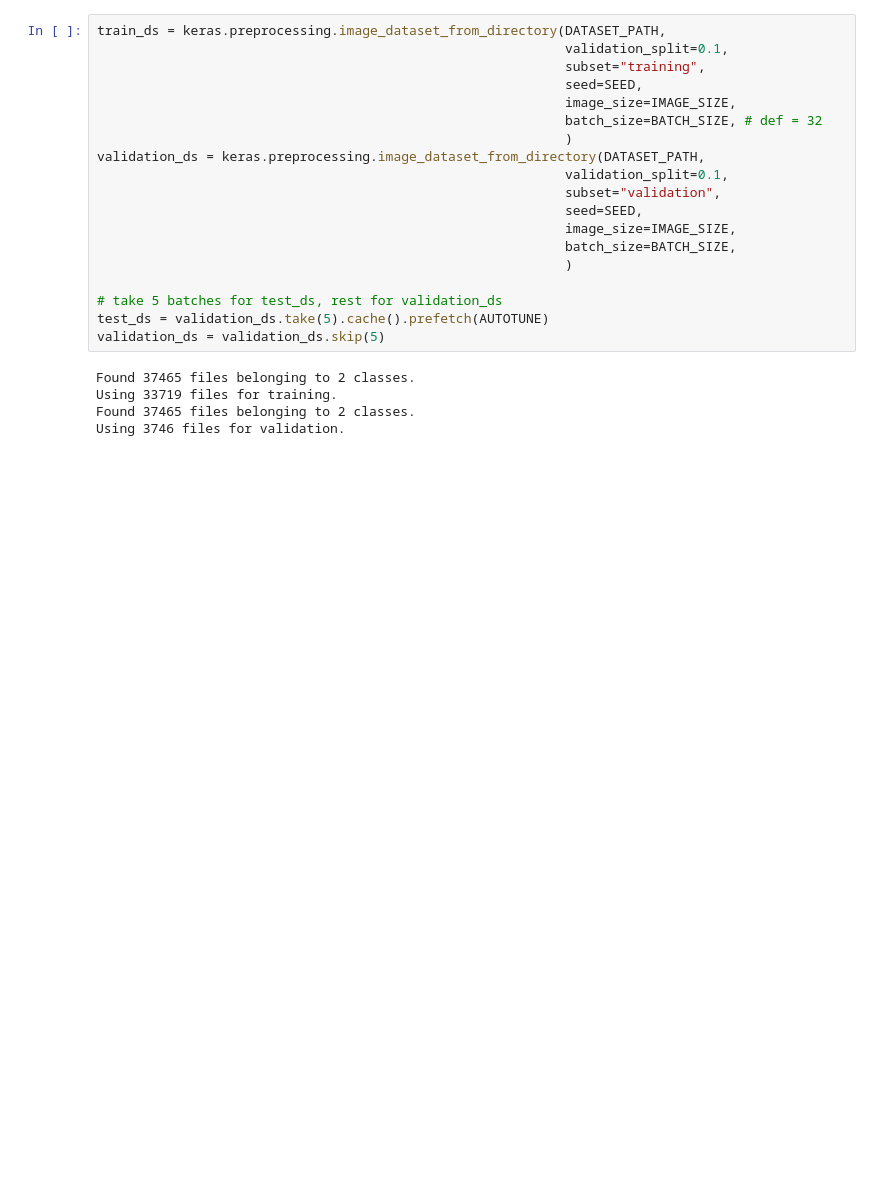
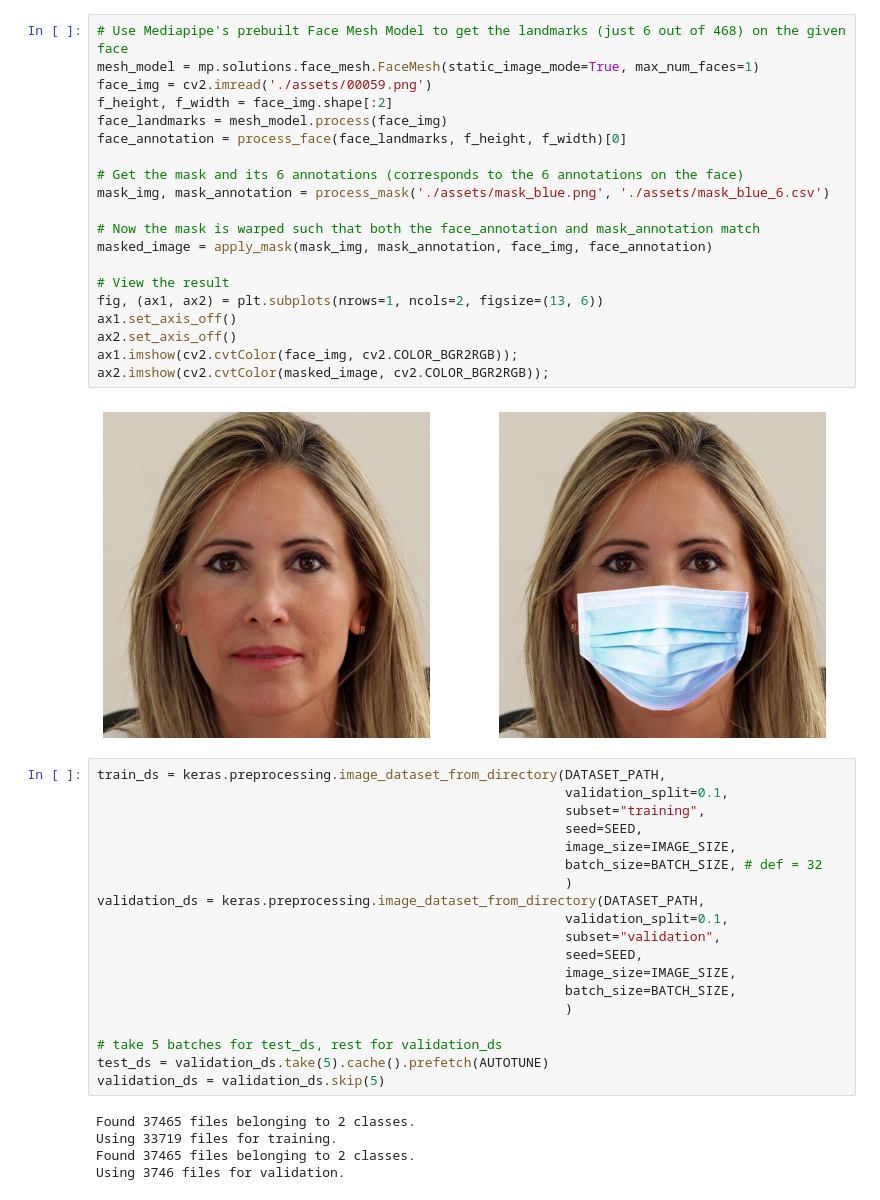
Before and after one commit to RolandSherwin/MultiplePooling-and-AutoencoderClassifierHybrid, a Jupyter notebook: 01-multiple-pooling.ipynb, the cells around one changed output. Cells and saved outputs as stored; diff of their text form; blank space fills up the shorter version.

```diff
--- a/01-multiple-pooling.ipynb
+++ b/01-multiple-pooling.ipynb
@@ -35,3 +51,25 @@ About the dataset generation and why the old one was bad.
+# %%
+# Use Mediapipe's prebuilt Face Mesh Model to get the landmarks (just 6 out of 468) on the given face
+mesh_model = mp.solutions.face_mesh.FaceMesh(static_image_mode=True, max_num_faces=1)
+face_img = cv2.imread('./assets/00059.png')
+f_height, f_width = face_img.shape[:2]
+face_landmarks = mesh_model.process(face_img)
+face_annotation = process_face(face_landmarks, f_height, f_width)[0]
+
+# Get the mask and its 6 annotations (corresponds to the 6 annotations on the face)
+mask_img, mask_annotation = process_mask('./assets/mask_blue.png', './assets/mask_blue_6.csv')
+
+# Now the mask is warped such that both the face_annotation and mask_annotation match
+masked_image = apply_mask(mask_img, mask_annotation, face_img, face_annotation)
+
+# View the result
+fig, (ax1, ax2) = plt.subplots(nrows=1, ncols=2, figsize=(13, 6))
+ax1.set_axis_off()
+ax2.set_axis_off()
+ax1.imshow(cv2.cvtColor(face_img, cv2.COLOR_BGR2RGB));
+ax2.imshow(cv2.cvtColor(masked_image, cv2.COLOR_BGR2RGB));
+# %% [output]
+[figure, added]
 # %%
 train_ds = keras.preprocessing.image_dataset_from_directory(DATASET_PATH,
                                                             validation_split=0.1,
```
Also changed, not shown: parts of 17 cells of this notebook, 4 other files.
